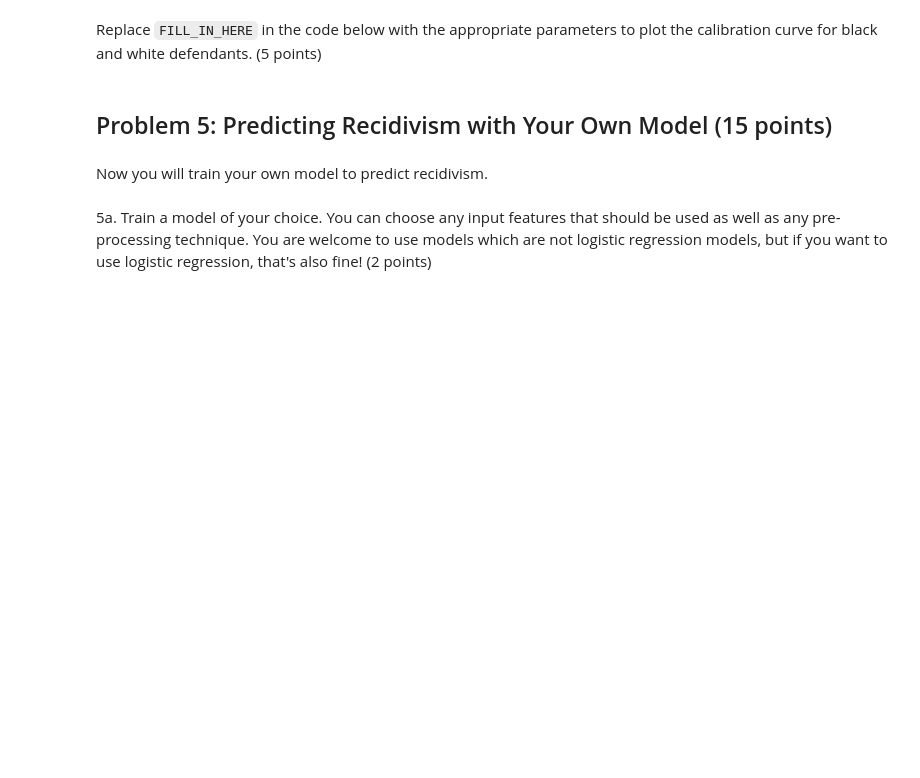
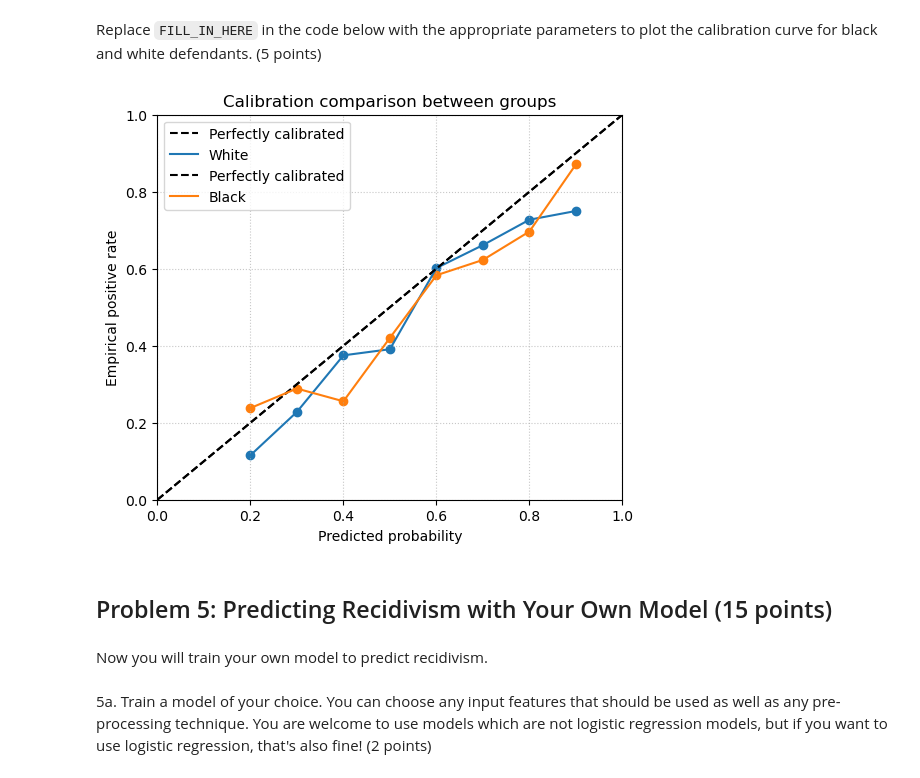
Before and after one commit to zpsheldon/ml-fairness, a Jupyter notebook: hw1/Assignment_1.ipynb, the cells around one changed output. Drawn from its saved outputs; the diff is of its cells as text; code cells hidden in the pictures; blank space fills up the shorter version.

Commit message:
Finish calibration

```diff
--- a/hw1/Assignment_1.ipynb
+++ b/hw1/Assignment_1.ipynb
@@ -271,6 +276,11 @@ def objective(thresh, y_true_0, probs_0, y_true_1, probs_1, penalty_weight=100.0
     return -avg_acc + penalty
 # %% [markdown]
 3d. Run the optimization function to determine the new threshold. Then apply the new thresholds to calculate the new predictions based on the equal opportunity algorithm. (2 points)
+# %%
+# probability scores
+y_test_probs = lr.predict_proba(X_test)
+y_test_probs_w = y_test_probs[w_inds][:, 1]
+y_test_probs_b = y_test_probs[b_inds][:, 1]
 # %%
 #intial thresholds
 x0 = np.array([0.3, 0.7])
@@ -305,3 +324,8 @@ Below is a skeleton for the `plot_calibration_histogram` function. The function
 Fill in code to group the predicted probabilities and ground truth into bins with 0.1 increments. (5 points)
 
 Using the bins, write the code for the relability curve. (5 points)
+# %%
+n_bins = 10
+bin_width = 1.0/n_bins
+bins = [i*bin_width for i in range(n_bins)]
+binned_probs = np.digitize(y_test_probs[:,1], bins)
@@ -307,0 +359,7 @@ Using the bins, write the code for the relability curve. (5 points)
+# %%
+frac_pos = []
+for i in range(n_bins):
+    curr_inds_bin = np.where(binned_probs==i)[0]
+    curr_frac_pos = y_test[curr_inds_bin].sum() / len(curr_inds_bin)
+    frac_pos.append(curr_frac_pos)
+frac_pos
@@ -324,15 +393,23 @@ def plot_calibration_histogram(y_true, probs, n_bins=10, group_label=None, ax=No
         fig, ax = plt.subplots(figsize=(5, 4))
 
     # Bin the predicted probabilities
-    FILL_IN_HERE
+    bin_width = 1.0/n_bins
+    bins = [i*bin_width for i in range(n_bins)]
+    binned_probs = np.digitize(probs, bins)
 
+    # calculate empirical fraction positive
+    frac_pos = []
+    for i in range(n_bins):
+        curr_inds_bin = np.where(binned_probs==i)[0]
+        curr_frac_pos = y_true[curr_inds_bin].sum() / len(curr_inds_bin)
+        frac_pos.append(curr_frac_pos)
 
     # Plot perfect calibration line
     ax.plot([0, 1], [0, 1], "k--", label="Perfectly calibrated")
 
     # Plot reliability curve
-    FILL_IN_HERE
-
+    ax.plot(bins,frac_pos, label=group_label)
+    ax.scatter(bins,frac_pos)
 
     ax.set_xlabel("Predicted probability")
     ax.set_ylabel("Empirical positive rate")
@@ -346,10 +423,12 @@ def plot_calibration_histogram(y_true, probs, n_bins=10, group_label=None, ax=No
 Replace `FILL_IN_HERE` in the code below with the appropriate parameters to plot the calibration curve for black and white defendants. (5 points)
 # %%
 fig, ax = plt.subplots(figsize=(6, 5))
-plot_calibration_histogram(FILL_IN_HERE, FILL_IN_HERE, n_bins=10, group_label="Group 0", ax=ax)
-plot_calibration_histogram(FILL_IN_HERE,FILL_IN_HERE, n_bins=10, group_label="Group 1", ax=ax)
+plot_calibration_histogram(y_test_w, y_test_probs_w, n_bins=10, group_label="White", ax=ax)
+plot_calibration_histogram(y_test_b, y_test_probs_b, n_bins=10, group_label="Black", ax=ax)
 plt.title("Calibration comparison between groups")
 plt.show()
+# %% [output]
+[figure, added]
 # %% [markdown]
 ## Problem 5: Predicting Recidivism with Your Own Model (15 points)
 # %% [markdown]
```
Also changed, not shown: parts of 11 cells of this notebook.
